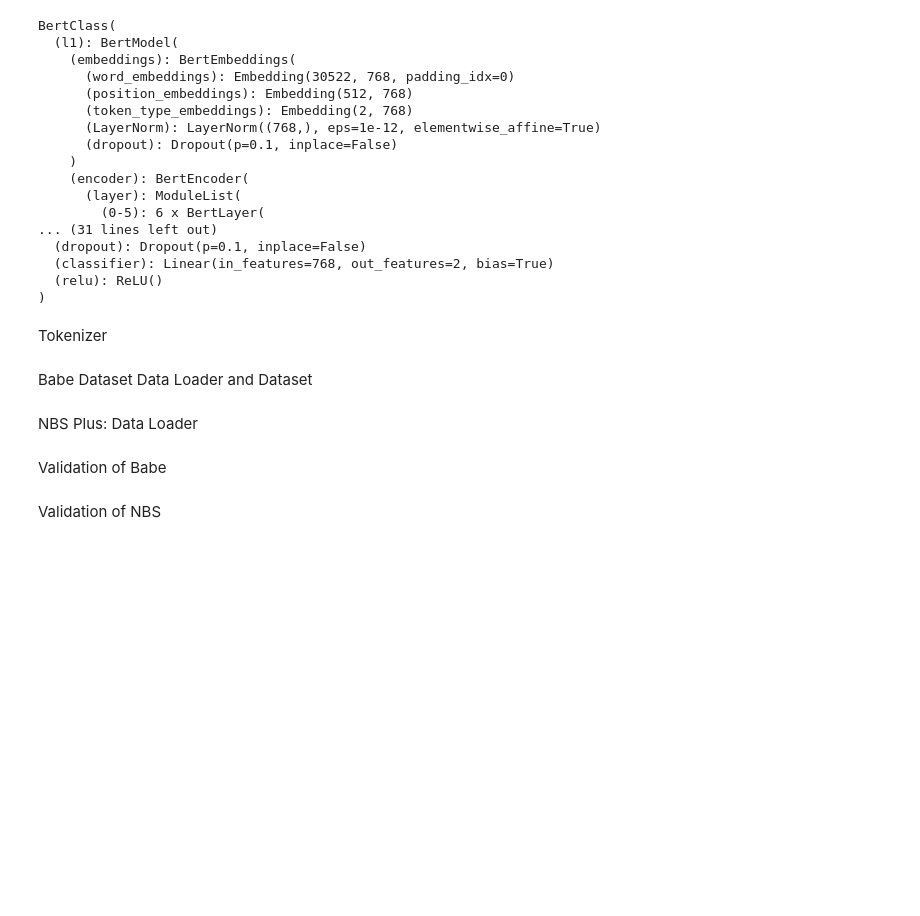
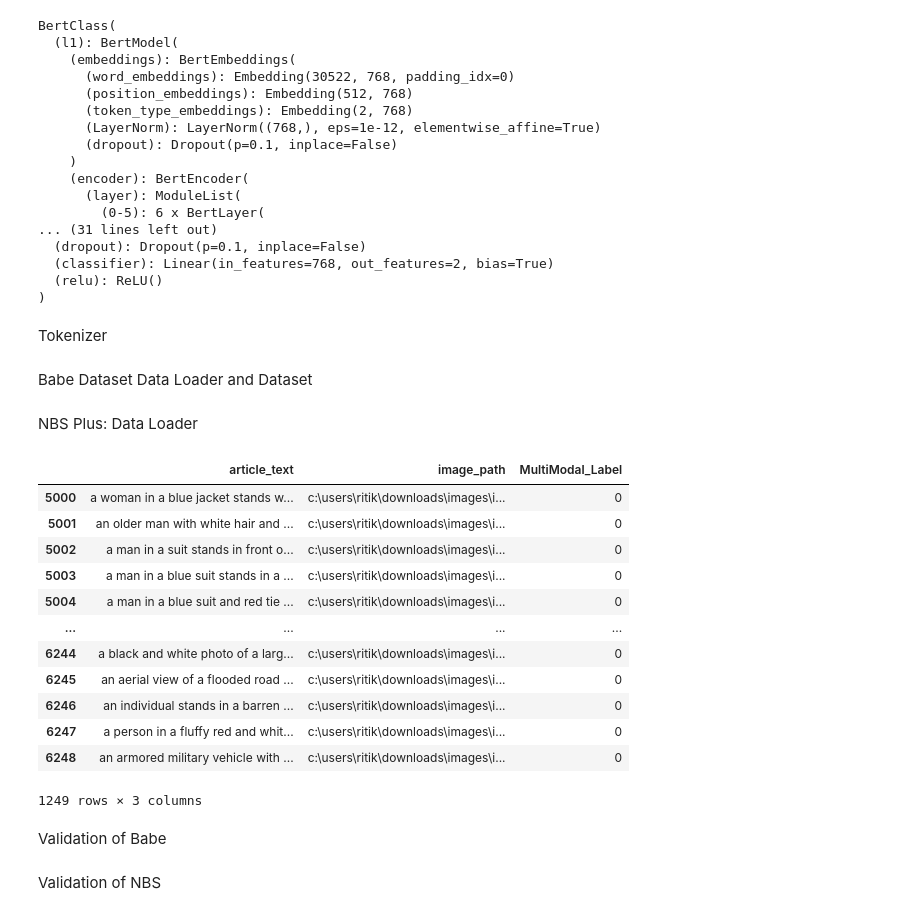
Before and after one commit to Foxtrot123-png/Multi-modal-News-Bias-Detection-and-Analyzing-LLM-performance-for-debiasing, a Jupyter notebook: EDA/Fusion.IPYNB, the cells around one changed output. Saved outputs shown, nothing was run; the diff lists cells and outputs as text; code cells hidden in the pictures; blank space fills up the shorter version.

```diff
--- a/EDA/Fusion.IPYNB
+++ b/EDA/Fusion.IPYNB
@@ -67,7 +77,7 @@ Index(['text', 'article', 'label_bias'], dtype='object')
 # %%
 nbs_nbs = nbs_[['caption','image_path','MultiModal_Label']]
-nbs_nbs = nbs_nbs.rename(columns={
+nbs_nbs.rename(columns={
     'caption': 'article_text',
     'image_path': 'image_path',
     'MultiModal_Label': 'MultiModal_Label'
-})
+},inplace = True)
@@ -344,6 +386,22 @@ def valid_ldr_for_babe(X_test,batch_size=2):
     return valid_loader
 # %% [markdown]
 NBS Plus: Data Loader
+# %%
+nbs_nbs
+# %% [output]
+|  | article_text | image_path | MultiModal_Label |
+| 5000 | a woman in a blue jacket stands w... | c:\users\ritik\downloads\images\i... | 0 |
+| 5001 | an older man with white hair and ... | c:\users\ritik\downloads\images\i... | 0 |
+| 5002 | a man in a suit stands in front o... | c:\users\ritik\downloads\images\i... | 0 |
+| 5003 | a man in a blue suit stands in a ... | c:\users\ritik\downloads\images\i... | 0 |
+| 5004 | a man in a blue suit and red tie ... | c:\users\ritik\downloads\images\i... | 0 |
+| ... | ... | ... | ... |
+| 6244 | a black and white photo of a larg... | c:\users\ritik\downloads\images\i... | 0 |
+| 6245 | an aerial view of a flooded road ... | c:\users\ritik\downloads\images\i... | 0 |
+| 6246 | an individual stands in a barren ... | c:\users\ritik\downloads\images\i... | 0 |
+| 6247 | a person in a fluffy red and whit... | c:\users\ritik\downloads\images\i... | 0 |
+| 6248 | an armored military vehicle with ... | c:\users\ritik\downloads\images\i... | 0 |
+1249 rows × 3 columns
 # %%
 from torch.utils.data import Dataset, DataLoader
 from PIL import Image
```
Also changed, not shown: parts of 20 cells of this notebook, 2 other files.
